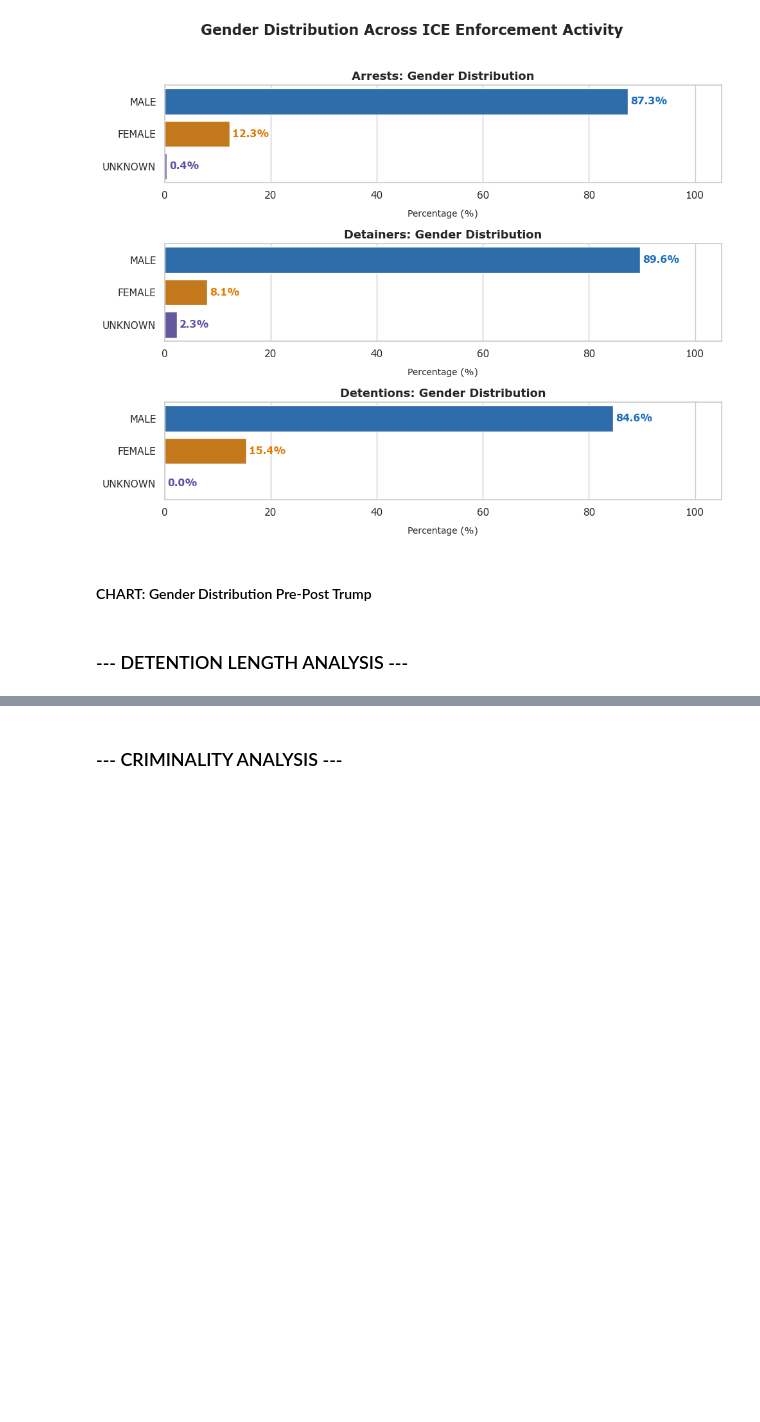
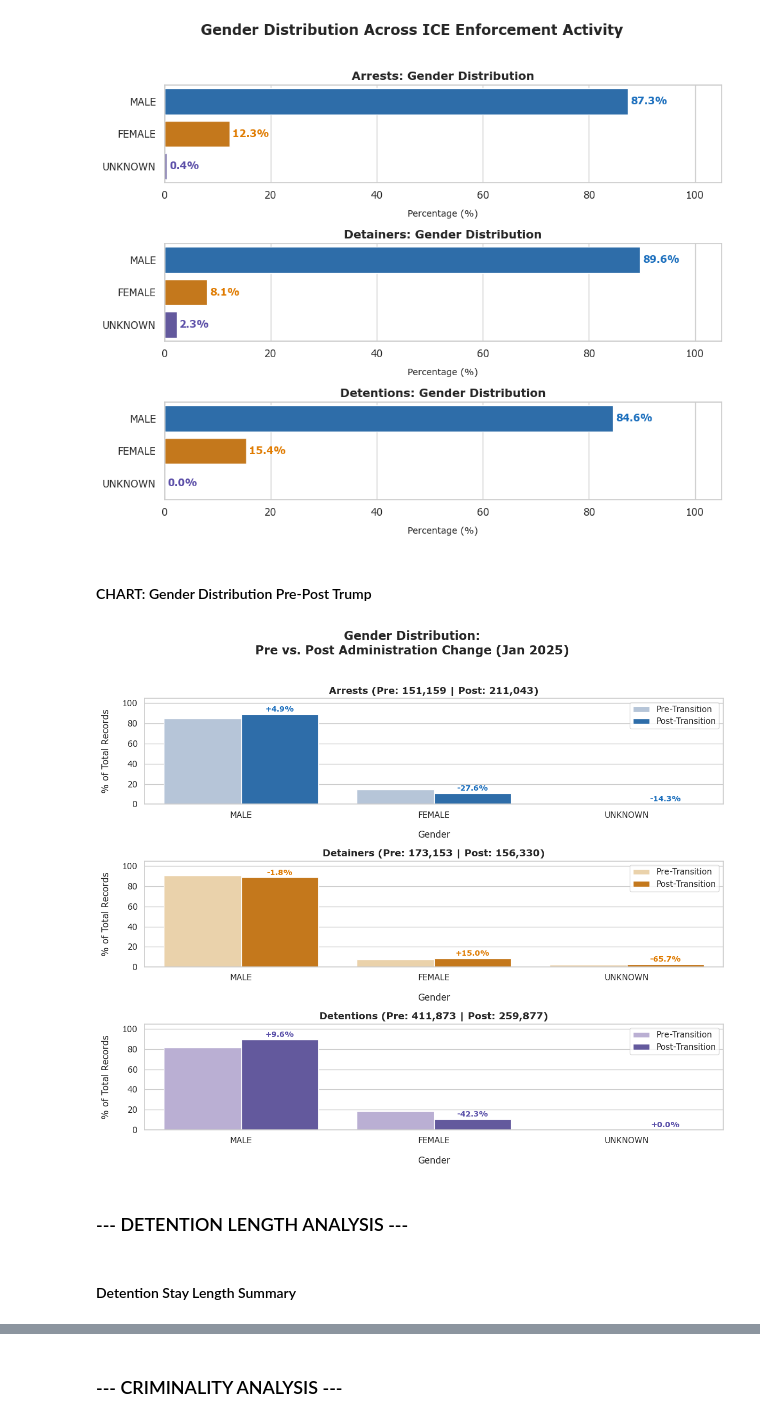
Before and after one commit to leamsley/capstone_project, a Jupyter notebook: data_analysis.ipynb, the cells around one changed output, grey strips where cells are left out. Drawn from its saved outputs; the diff is of its cells as text; code cells hidden in the pictures; blank space fills up the shorter version.

Commit message:
Checkpoint: finished gender analysis, moving on to detention length distribution analysis

```diff
--- a/data_analysis.ipynb
+++ b/data_analysis.ipynb
@@ -1656,2 +1741,82 @@ plt.show()
+# %%
+# create charts
+fig, (ax1, ax2, ax3) = plt.subplots(3, 1, figsize=(12, 10))
+fig.suptitle('Gender Distribution:\nPre vs. Post Administration Change (Jan 2025)', fontsize=16, fontweight='bold', y=1.02)
+
+# arrests
+# annotate percentage change - arrests
+gender_arrests_heights: list = gender_arrests_summary['Post'].tolist()
+gender_arrests_changes: list = gender_arrests_summary['Change'].tolist()
+
+sns.barplot(
+    data=gender_arrests_data,
+    x='Gender',
+    y='Percentage',
+    hue='Period',
+    palette=['#B0C4DE', '#1A6EBD'],
+    ax=ax1
+)
+
+ax1.set_title(f'Arrests (Pre: {len(arrests_pre_transition):,} | Post: {len(arrests_post_transition):,})', fontsize=13, fontweight='semibold')
+ax1.set_xlabel('Gender', labelpad=15)
+ax1.set_ylabel('% of Total Records', labelpad=15)
+ax1.set_ylim(0, 105)
+ax1.legend(loc='upper right')
+ax1.text(0.2, gender_arrests_heights[0] + 1, f'{gender_arrests_changes[0]:+.1f}%', ha='center', va='bottom', fontsize=10, fontweight='semibold', color='#1A6EBD')
+ax1.text(1.2, gender_arrests_heights[1] + 1, f'{gender_arrests_changes[1]:+.1f}%', ha='center', va='bottom', fontsize=10, fontweight='semibold', color='#1A6EBD')
+ax1.text(2.2, gender_arrests_heights[2] + 1, f'{gender_arrests_changes[2]:+.1f}%', ha='center', va='bottom', fontsize=10, fontweight='semibold', color='#1A6EBD')
+
+# detainers
+# annotate percentage change - detainers
+gender_detainers_heights: list = gender_detainers_summary['Post'].tolist()
+gender_detainers_changes: list = gender_detainers_summary['Change'].tolist()
+
+sns.barplot(
+    data=gender_detainers_data,
+    x='Gender',
+    y='Percentage',
+    hue='Period',
+    palette=['#F5D5A0', '#E07B00'],
+    ax=ax2
+)
+
+ax2.set_title(f'Detainers (Pre: {len(detainers_pre_transition):,} | Post: {len(detainers_post_transition):,})', fontsize=13, fontweight='semibold')
+ax2.set_xlabel('Gender', labelpad=15)
+ax2.set_ylabel('% of Total Records', labelpad=15)
+ax2.set_ylim(0, 105)
+ax2.legend(loc='upper right')
+ax2.text(0.2, gender_detainers_heights[0] + 1, f'{gender_detainers_changes[0]:+.1f}%', ha='center', va='bottom', fontsize=10, fontweight='semibold', color='#E07B00')
+ax2.text(1.2, gender_detainers_heights[1] + 1, f'{gender_detainers_changes[1]:+.1f}%', ha='center', va='bottom', fontsize=10, fontweight='semibold', color='#E07B00')
+ax2.text(2.2, gender_detainers_heights[2] + 1, f'{gender_detainers_changes[2]:+.1f}%', ha='center', va='bottom', fontsize=10, fontweight='semibold', color='#E07B00')
+
+# detentions
+# annotate percentage change - detainers
+gender_detentions_heights: list = gender_detentions_summary['Post'].tolist()
+gender_detention_changes: list = gender_detentions_summary['Change'].tolist()
+
+sns.barplot(
+    data=gender_detentions_data,
+    x='Gender',
+    y='Percentage',
+    hue='Period',
+    palette=['#B8A9D9', '#5B4EA8'],
+    ax=ax3
+)
+
+ax3.set_title(f'Detentions (Pre: {len(detentions_pre_transition):,} | Post: {len(detentions_post_transition):,})', fontsize=13, fontweight='semibold')
+ax3.set_xlabel('Gender', labelpad=15)
+ax3.set_ylabel('% of Total Records', labelpad=15)
+ax3.set_ylim(0, 105)
+ax3.legend(loc='upper right')
+ax3.text(0.2, gender_detentions_heights[0] + 1, f'{gender_detention_changes[0]:+.1f}%', ha='center', va='bottom', fontsize=10, fontweight='semibold', color='#584EA8')
+ax3.text(1.2, gender_detentions_heights[1] + 1, f'{gender_detention_changes[1]:+.1f}%', ha='center', va='bottom', fontsize=10, fontweight='semibold', color='#584EA8')
+ax3.text(2.2, gender_detentions_heights[2] + 1, f'{gender_detention_changes[2]:+.1f}%', ha='center', va='bottom', fontsize=10, fontweight='semibold', color='#584EA8')
+
+plt.tight_layout()
+plt.show()
+# %% [output]
+[figure, added]
 # %% [markdown]
 ### --- DETENTION LENGTH ANALYSIS ---
+# %% [markdown]
+#### Detention Stay Length Summary
```
Also changed, not shown: parts of 8 cells of this notebook.
